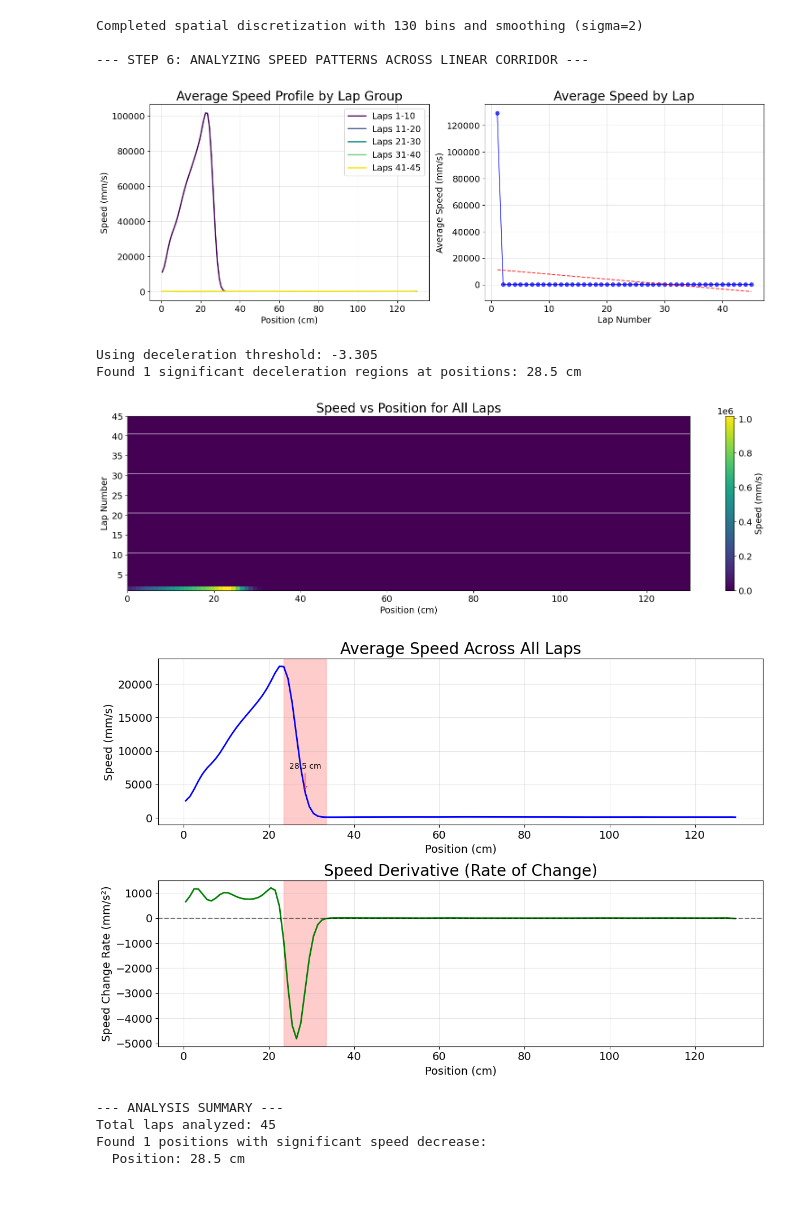
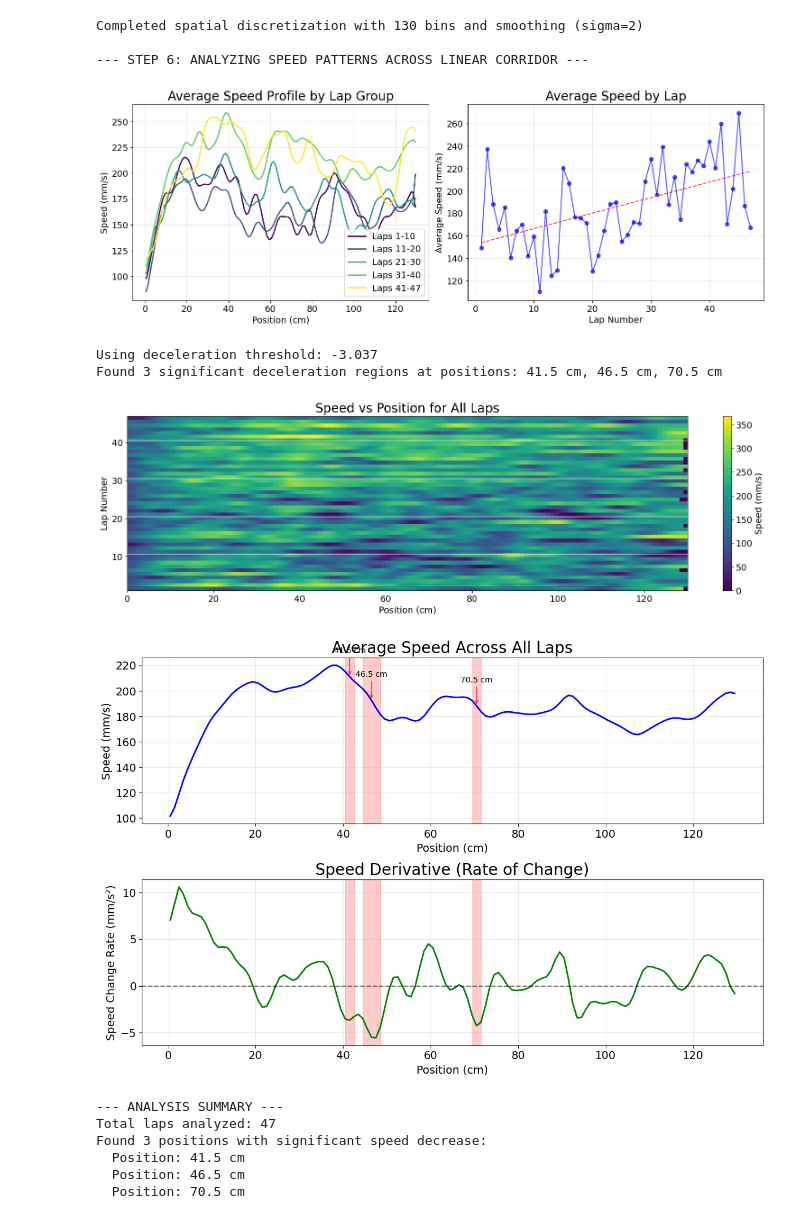
Before and after one commit to jasmineyeo/V1_SpatialModulation, a Jupyter notebook: SpatialModulation_notebook/SpeedAnalysis_DuringTraversal.ipynb, the cells around one changed output. Cells and saved outputs as stored; diff of their text form; code cells hidden in the pictures.

```diff
--- a/SpatialModulation_notebook/SpeedAnalysis_DuringTraversal.ipynb
+++ b/SpatialModulation_notebook/SpeedAnalysis_DuringTraversal.ipynb
@@ -937,9 +937,26 @@ def run_comprehensive_analysis(treadmill_file_path, VRlog_path):
 # VRlog_path = r"\\goard-nas1\Goard_Lab\Jasmine\toshare\Treadmill_Log\VRlog_JSY043_05222025_01-48-04.txt"
 # treadmill_file_path = r"\\goard-nas1\Goard_Lab\Jasmine\toshare\Treadmill_Log\TMlog_05222025_01-48-04.txt"
 
-# JSY042, dividers ONLY
-VRlog_path = r"D:\V1_SpatialModulation\V1_SpatialMod_VRLog\VRlog_JSY038_05232025_04-34-23.txt"
-treadmill_file_path = r"D:\V1_SpatialModulation\V1_SpatialMod_VRLog\TMlog_05232025_04-34-23.txt"
+# # JSY042, dividers ONLY
+# VRlog_path = r"D:\V1_SpatialModulation\V1_SpatialMod_VRLog\VRlog_JSY038_05232025_04-34-23.txt"
+# treadmill_file_path = r"D:\V1_SpatialModulation\V1_SpatialMod_VRLog\TMlog_05232025_04-34-23.txt"
+
+# # # JSY042, miniwalls without landmarks, L2/3, day 1
+# VRlog_path = r"D:\V1_SpatialModulation\V1_SpatialMod_VRLog\VRlog_JSY038_06102025_04-27-20.txt"
+# treadmill_file_path = r"D:\V1_SpatialModulation\V1_SpatialMod_VRLog\TMlog_06102025_04-27-20.txt"
+
+# # # JSY042, miniwalls without landmarks, L2/3, day 3
+# VRlog_path = r"D:\V1_SpatialModulation\V1_SpatialMod_VRLog\VRlog_JSY038_06122025_07-47-34.txt"
+# treadmill_file_path = r"D:\V1_SpatialModulation\V1_SpatialMod_VRLog\TMlog_06122025_07-47-34.txt"
+
+# # # JSY042, miniwalls without landmarks, L2/3, day 5
+# VRlog_path = r"D:\V1_SpatialModulation\V1_SpatialMod_VRLog\VRlog_JSY038_06142025_05-01-47.txt"
+# treadmill_file_path = r"D:\V1_SpatialModulation\V1_SpatialMod_VRLog\TMlog_06142025_05-01-47.txt"
+
+
+# # JSY041_miniwalls without landmarks, prism, training - 1
+VRlog_path = r"D:\V1_SpatialModulation\V1_SpatialMod_VRLog\VRlog_JSY038_06152025_04-51-37.txt"
+treadmill_file_path = r"D:\V1_SpatialModulation\V1_SpatialMod_VRLog\TMlog_06152025_04-51-37.txt"
 
 # Run the comprehensive analysis
 results = run_comprehensive_analysis(treadmill_file_path, VRlog_path)
@@ -965,12 +982,14 @@ Converting VR locations to cm using single_lap_treadmill = 130.00 cm
 Completed spatial discretization with 130 bins and smoothing (sigma=2)
 
 --- STEP 6: ANALYZING SPEED PATTERNS ACROSS LINEAR CORRIDOR ---
-[figure, old version]
+[figure, new version]
-Using deceleration threshold: -3.305
-Found 1 significant deceleration regions at positions: 28.5 cm
+Using deceleration threshold: -3.037
+Found 3 significant deceleration regions at positions: 41.5 cm, 46.5 cm, 70.5 cm
-[figure, old version]
+[figure, new version]
-[figure, old version]
+[figure, new version]
 --- ANALYSIS SUMMARY ---
-Total laps analyzed: 45
-Found 1 positions with significant speed decrease:
-  Position: 28.5 cm
+Total laps analyzed: 47
+Found 3 positions with significant speed decrease:
+  Position: 41.5 cm
+  Position: 46.5 cm
+  Position: 70.5 cm
```
Also changed, not shown: parts of 2 cells of this notebook, 13 other files.
